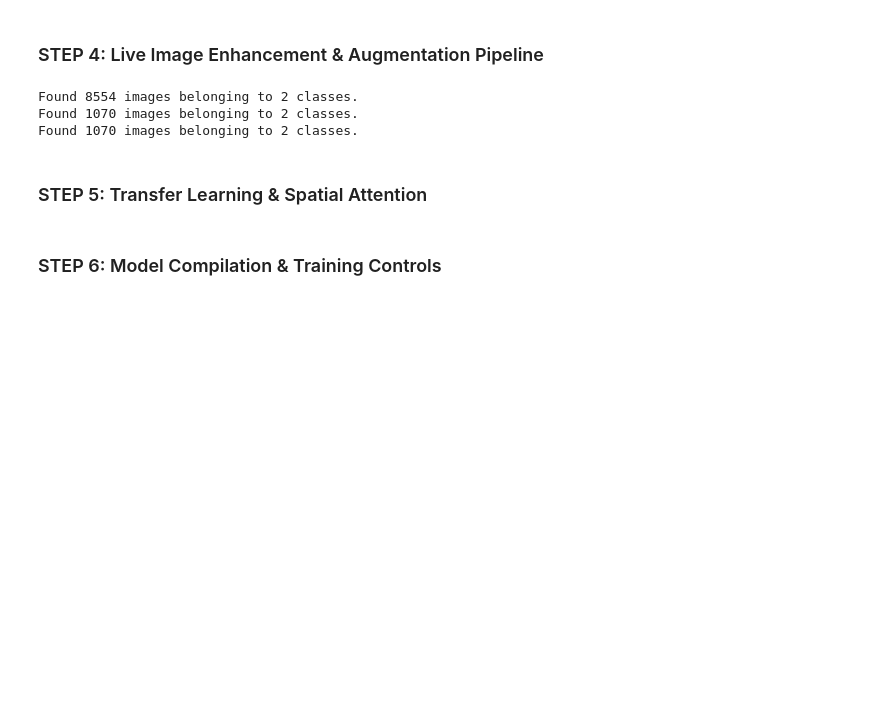
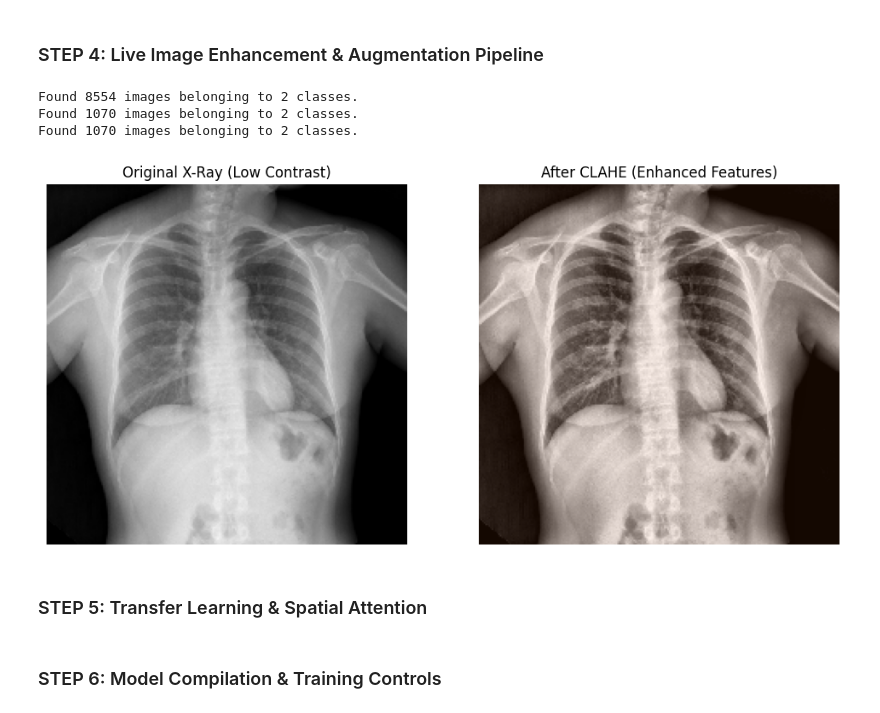
Before and after one commit to beracvk/X-Ray-Chest-Anomaly-Detection, a Jupyter notebook: Main.ipynb, the cells around one changed output. Saved outputs shown, nothing was run; the diff lists cells and outputs as text; code cells hidden in the pictures; blank space fills up the shorter version.

Commit message:
CLAHE adding

```diff
--- a/Main.ipynb
+++ b/Main.ipynb
@@ -152,6 +152,33 @@ test_data = test_generator.flow_from_directory(
 Found 8554 images belonging to 2 classes.
 Found 1070 images belonging to 2 classes.
 Found 1070 images belonging to 2 classes.
+# %%
+sample_img = image.load_img(normal_img_path, target_size=(224,224))
+img_array = image.img_to_array(sample_img)
+
+
+original_img = img_array.astype('uint8')
+
+clahe_processed = medic_clahe_preprocessing(img_array)
+
+processed_display = (clahe_processed - clahe_processed.min()) / (clahe_processed.max() - clahe_processed.min())
+
+
+plt.figure(figsize=(12, 6))
+
+plt.subplot(1, 2, 1)
+plt.imshow(original_img)
+plt.title("Original X-Ray (Low Contrast)")
+plt.axis("off")
+
+plt.subplot(1, 2, 2)
+plt.imshow(processed_display)
+plt.title("After CLAHE (Enhanced Features)")
+plt.axis("off")
+
+plt.show()
+# %% [output]
+[figure, added]
 # %% [markdown]
 ### STEP 5: Transfer Learning & Spatial Attention
 # %%
```
